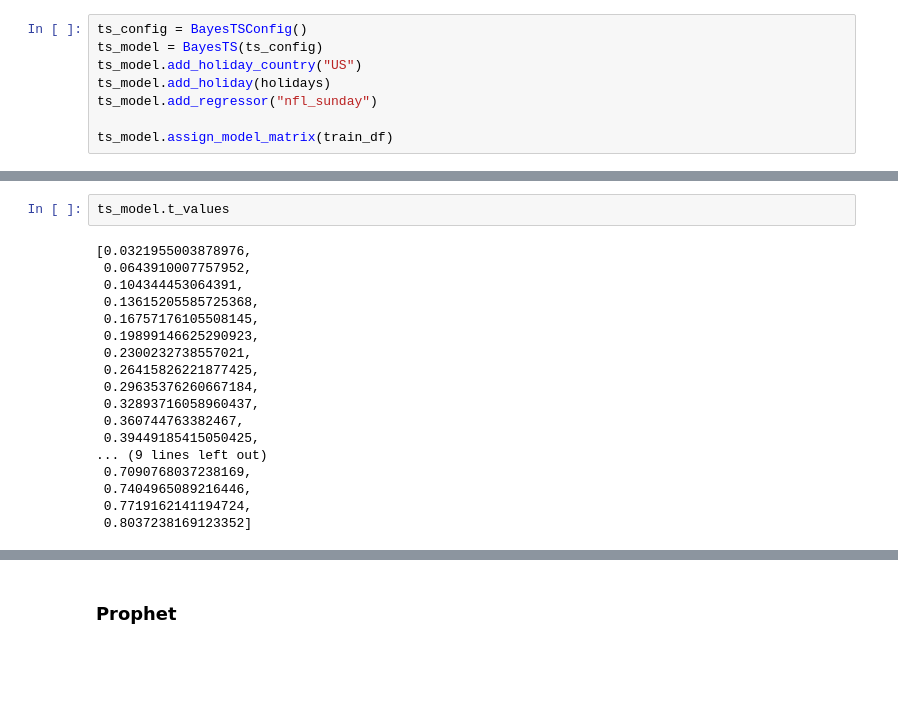
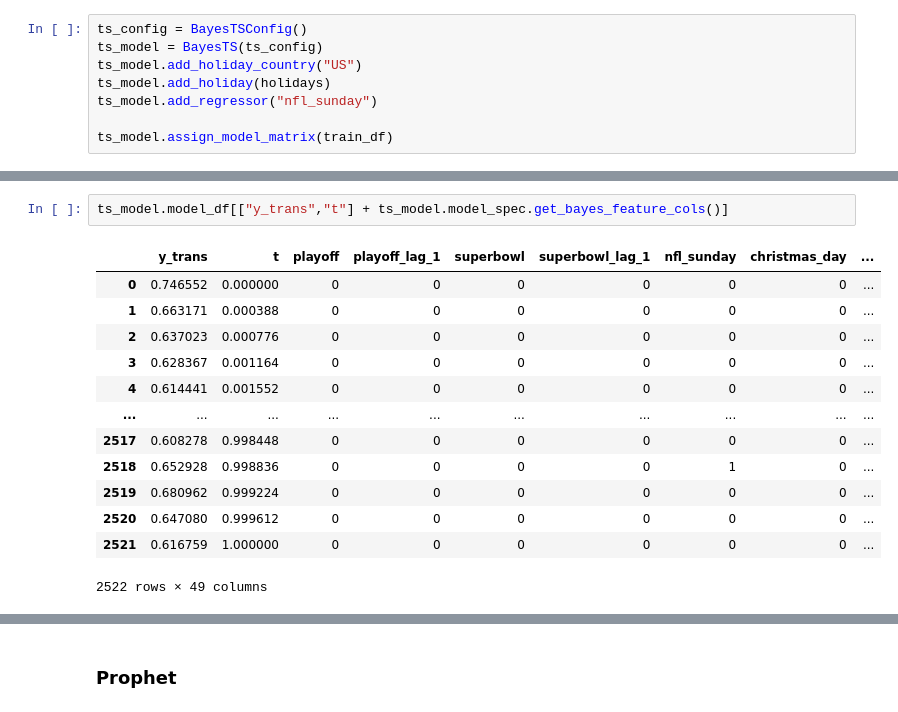
Before and after one commit to JakeRobertBaker/pymc_prophet, a Jupyter notebook: scratch_pymc_prophet_full_example.ipynb, the cells around one changed output, grey strips where cells are left out. Saved outputs shown, nothing was run; the diff lists cells and outputs as text; blank space fills up the shorter version.

Commit message:
began modelling

```diff
--- a/scratch_pymc_prophet_full_example.ipynb
+++ b/scratch_pymc_prophet_full_example.ipynb
@@ -84,20 +70,16 @@ ts_model.config.changepoints
-# %%
-ts_model.t_values
-# %% [output]
-[0.0321955003878976,
- 0.0643910007757952,
- 0.104344453064391,
- 0.13615205585725368,
- 0.16757176105508145,
- 0.19899146625290923,
- 0.2300232738557021,
- 0.26415826221877425,
- 0.29635376260667184,
- 0.32893716058960437,
- 0.360744763382467,
- 0.39449185415050425,
-... (9 lines left out)
- 0.7090768037238169,
- 0.7404965089216446,
- 0.7719162141194724,
- 0.8037238169123352]
+# %%
+ts_model.model_df[["y_trans","t"] + ts_model.model_spec.get_bayes_feature_cols()]
+# %% [output]
+|  | y_trans | t | playoff | playoff_lag_1 | superbowl | superbowl_lag_1 | nfl_sunday | christmas_day | ... |
+| 0 | 0.746552 | 0.000000 | 0 | 0 | 0 | 0 | 0 | 0 | ... |
+| 1 | 0.663171 | 0.000388 | 0 | 0 | 0 | 0 | 0 | 0 | ... |
+| 2 | 0.637023 | 0.000776 | 0 | 0 | 0 | 0 | 0 | 0 | ... |
+| 3 | 0.628367 | 0.001164 | 0 | 0 | 0 | 0 | 0 | 0 | ... |
+| 4 | 0.614441 | 0.001552 | 0 | 0 | 0 | 0 | 0 | 0 | ... |
+| ... | ... | ... | ... | ... | ... | ... | ... | ... | ... |
+| 2517 | 0.608278 | 0.998448 | 0 | 0 | 0 | 0 | 0 | 0 | ... |
+| 2518 | 0.652928 | 0.998836 | 0 | 0 | 0 | 0 | 1 | 0 | ... |
+| 2519 | 0.680962 | 0.999224 | 0 | 0 | 0 | 0 | 0 | 0 | ... |
+| 2520 | 0.647080 | 0.999612 | 0 | 0 | 0 | 0 | 0 | 0 | ... |
+| 2521 | 0.616759 | 1.000000 | 0 | 0 | 0 | 0 | 0 | 0 | ... |
+2522 rows × 49 columns
```
Also changed, not shown: parts of 6 cells of this notebook, 3 other files.
